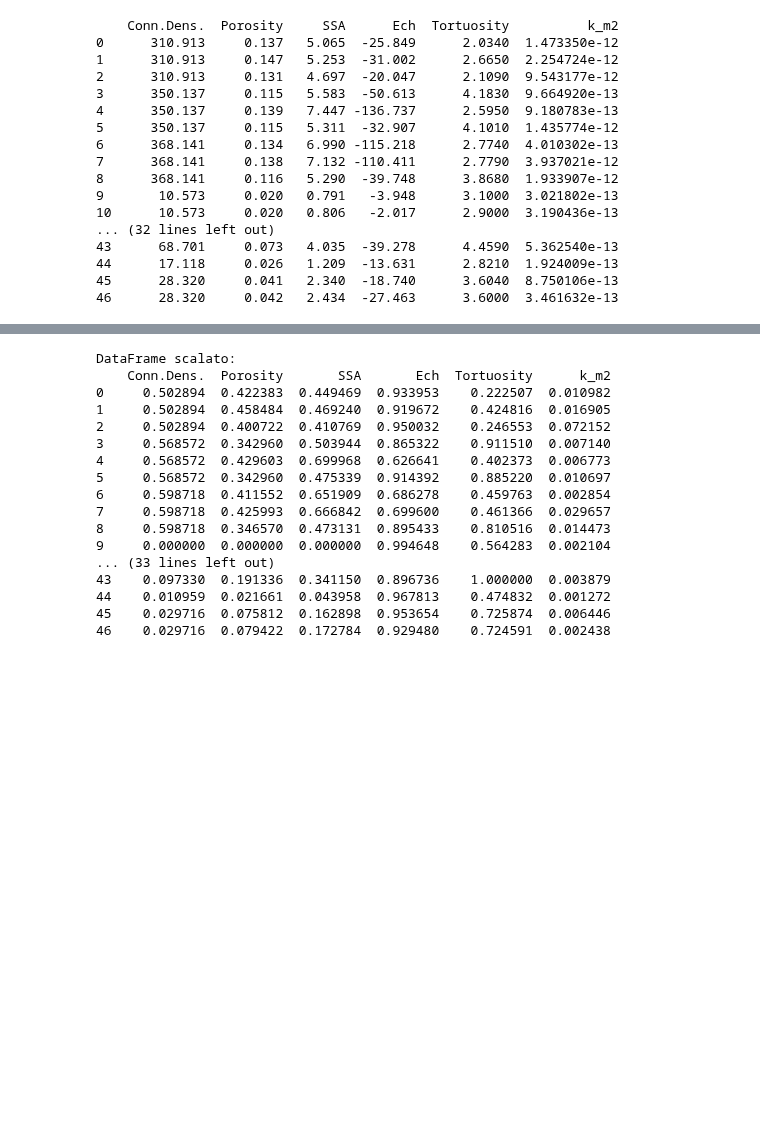
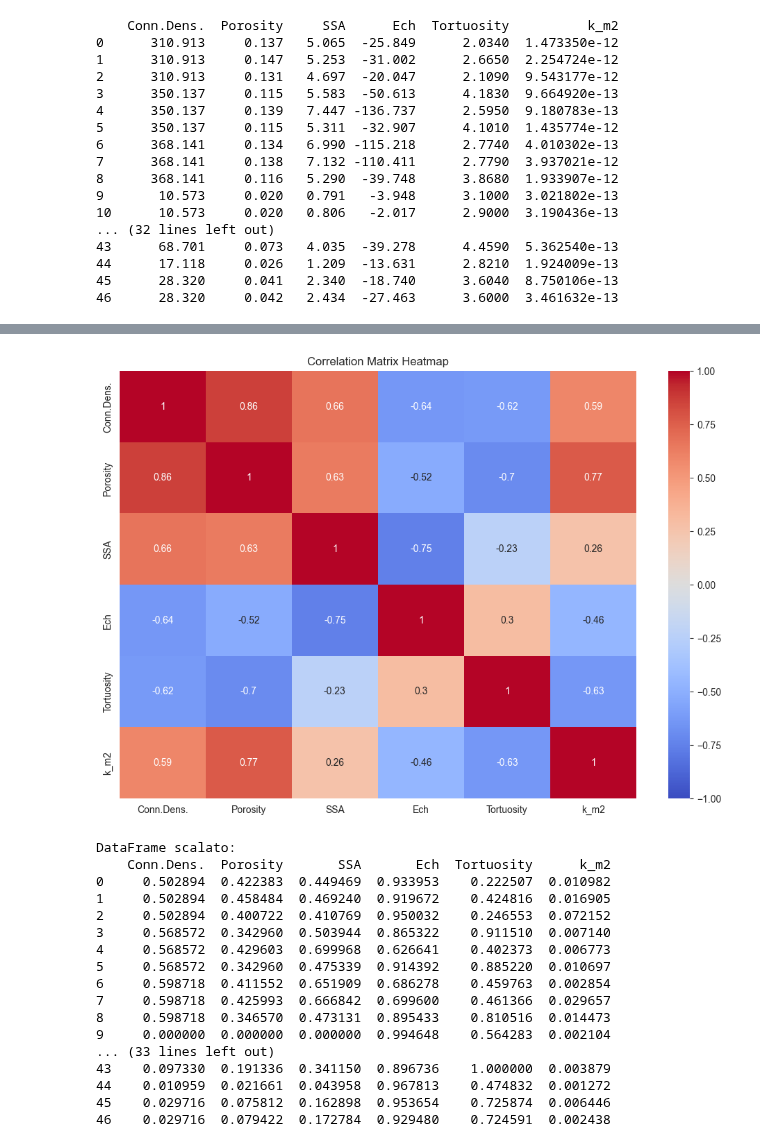
Before and after one commit to LorisMinetti/Permeability_Eval_AI, a Jupyter notebook: poker/Ech/Definitive.ipynb, the cells around one changed output, grey strips where cells are left out. Saved outputs shown, nothing was run; the diff lists cells and outputs as text; code cells hidden in the pictures; blank space fills up the shorter version.

```diff
--- a/poker/Ech/Definitive.ipynb
+++ b/poker/Ech/Definitive.ipynb
@@ -47,0 +68,8 @@ print(df)
+# %%
+# Controlla i valori mancanti
+missing_values = df.isnull().sum()
+print("\nMissing Values:\n", missing_values)
+
+# Calcola la matrice di correlazione
+correlation_matrix = df.corr()
+print("\nCorrelation Matrix:\n", correlation_matrix)
@@ -48,3 +104,11 @@ print(df)
+# %%
+# Heatmap della matrice di correlazione
+plt.figure(figsize=(12, 8))
+sns.heatmap(correlation_matrix, annot=True, cmap='coolwarm', vmin=-1, vmax=1)
+plt.title('Correlation Matrix Heatmap')
+plt.show()
+# %% [output]
+[figure, added]
 # %%
 from sklearn.preprocessing import MinMaxScaler
 
```
Also changed, not shown: parts of 15 cells of this notebook.
